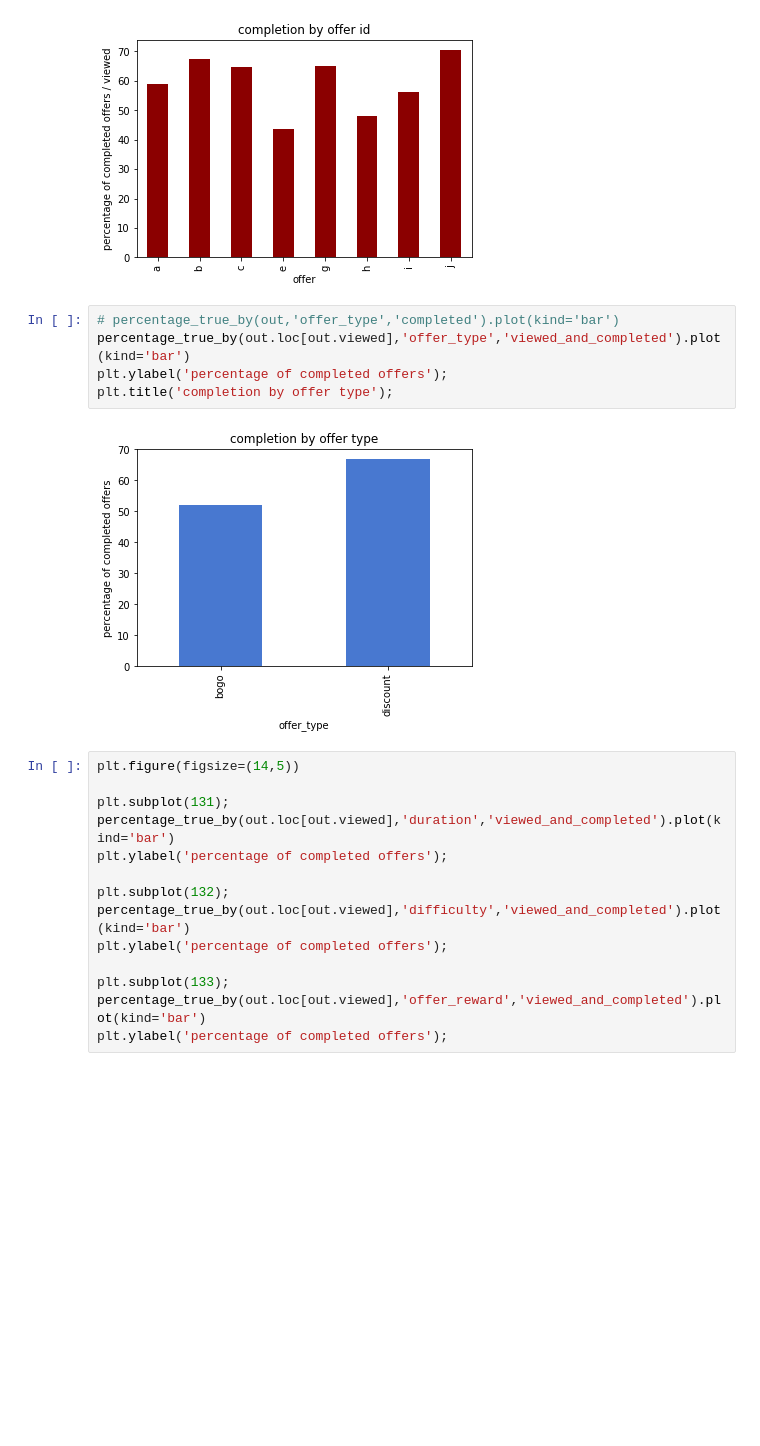
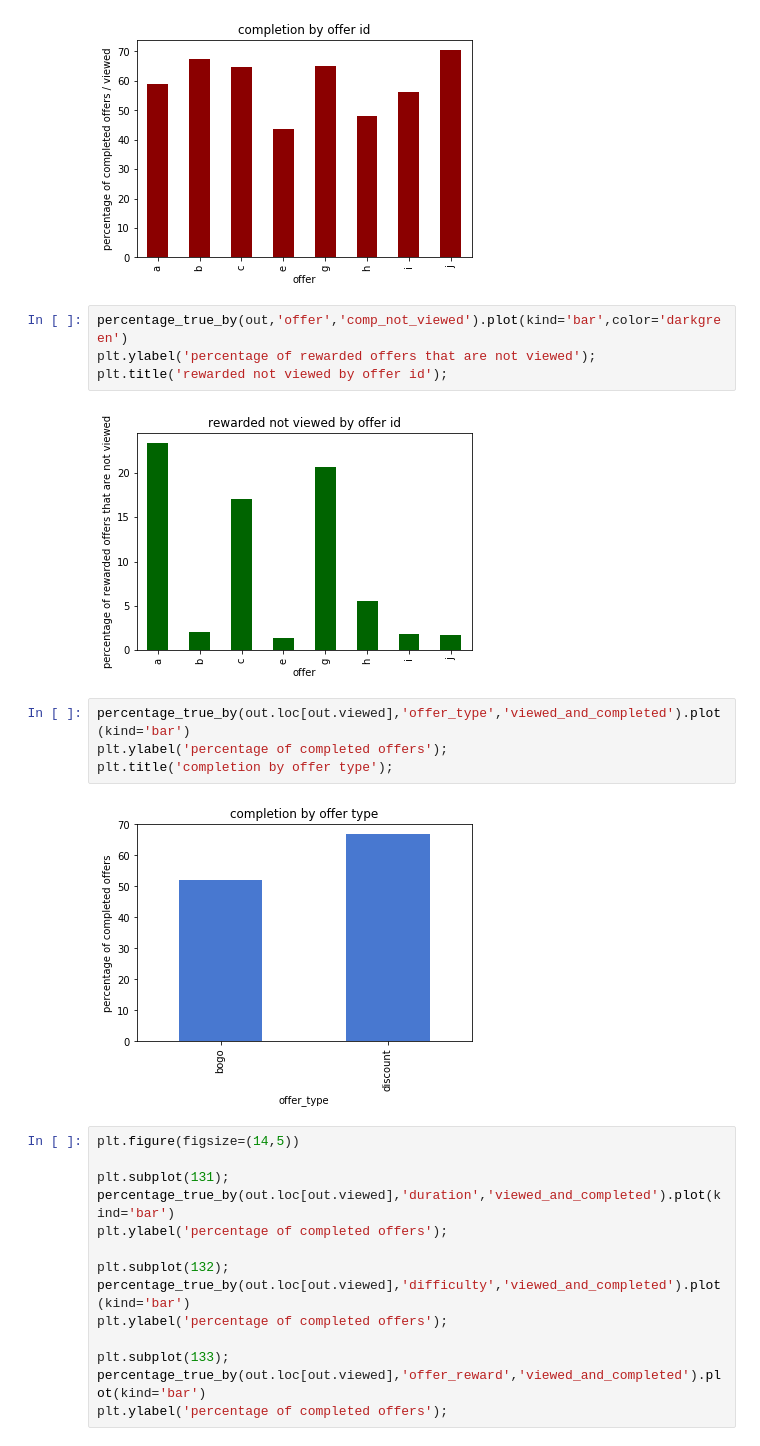
Before and after one commit to marco-bellini/Starbucks_capstone, a Jupyter notebook: 01_FE_EDA_offers.ipynb, the cells around one changed output. Saved outputs shown, nothing was run; the diff lists cells and outputs as text; blank space fills up the shorter version.

```diff
--- a/01_FE_EDA_offers.ipynb
+++ b/01_FE_EDA_offers.ipynb
@@ -232,8 +232,13 @@ plt.ylabel('percentage of completed offers / viewed');
 plt.title('completion by offer id');
 # %% [output]
 [figure]
+# %%
+percentage_true_by(out,'offer','comp_not_viewed').plot(kind='bar',color='darkgreen')
+plt.ylabel('percentage of rewarded offers that are not viewed');
+plt.title('rewarded not viewed by offer id');
+# %% [output]
+[figure, added]
 # %%
-# percentage_true_by(out,'offer_type','completed').plot(kind='bar')
 percentage_true_by(out.loc[out.viewed],'offer_type','viewed_and_completed').plot(kind='bar')
 plt.ylabel('percentage of completed offers');
 plt.title('completion by offer type');
```
Also changed, not shown: parts of 7 cells of this notebook, 1 other file.
